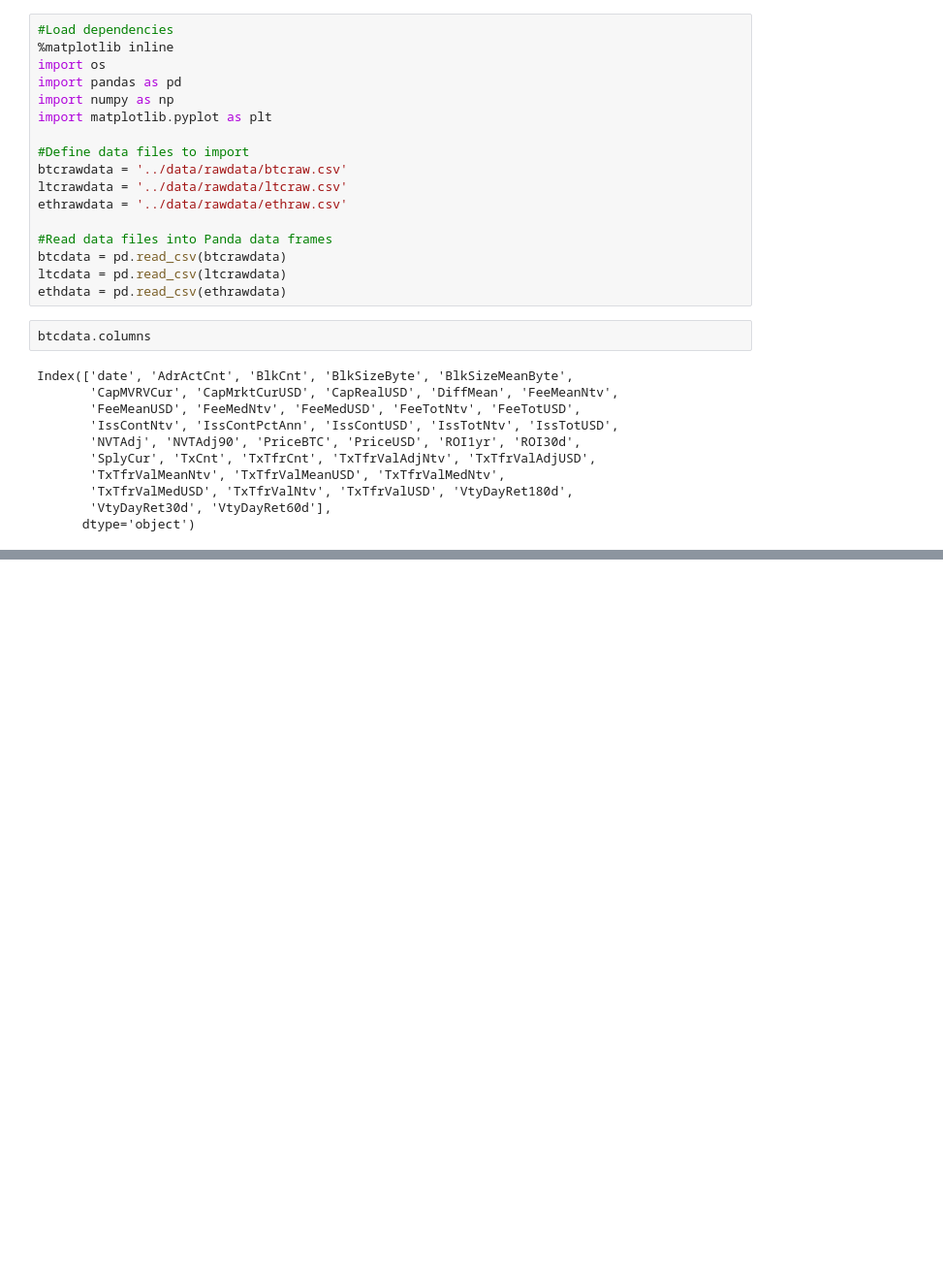
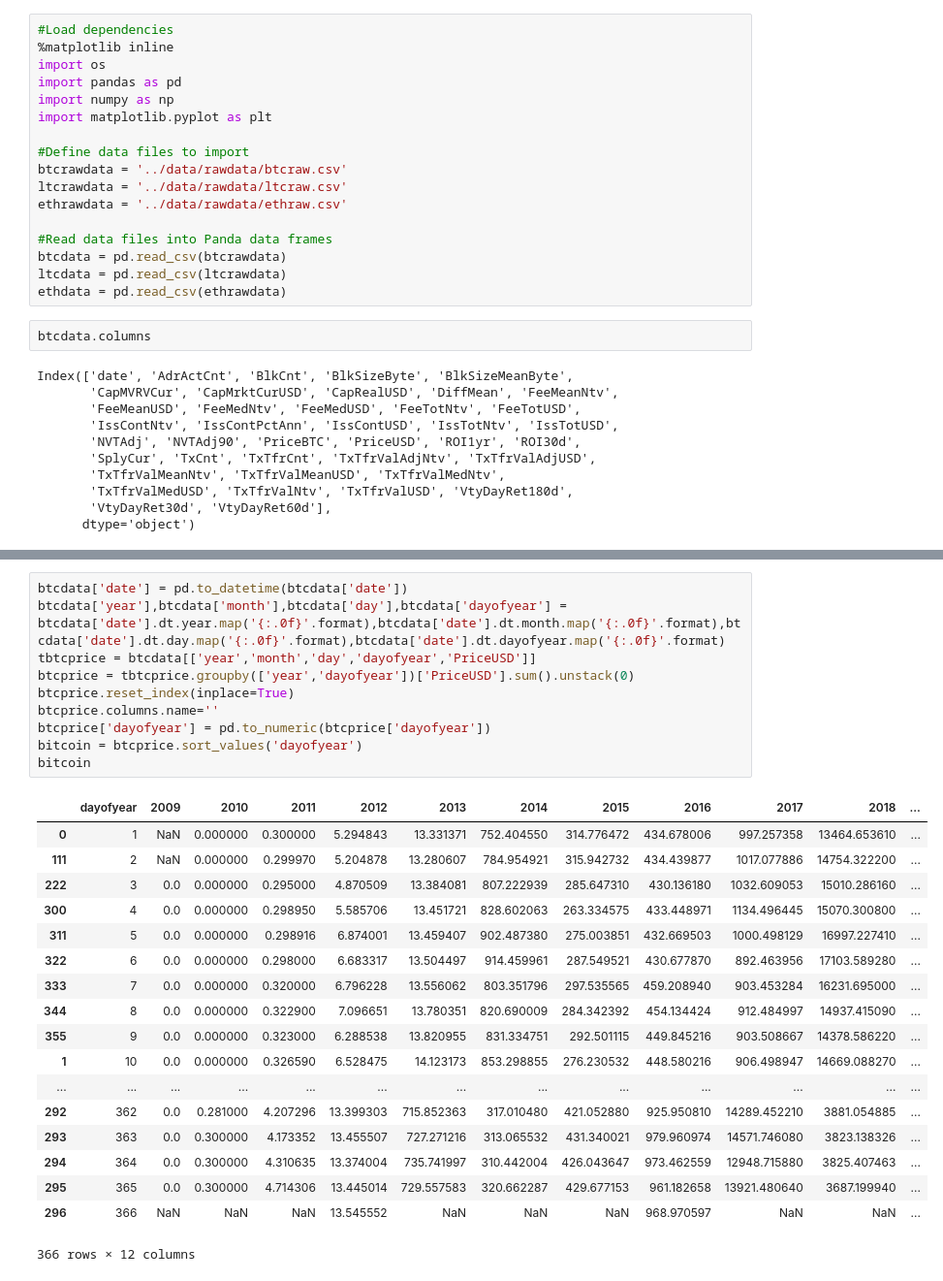
Before and after one commit to fpwirth/Data-Analytics-Project-1, a Jupyter notebook: notebooks/Philipnotebook.ipynb, the cells around one changed output, grey strips where cells are left out. Shown at 97% size. Drawn from its saved outputs; the diff is of its cells as text; blank space fills up the shorter version.

```diff
--- a/notebooks/Philipnotebook.ipynb
+++ b/notebooks/Philipnotebook.ipynb
@@ -68,0 +56,29 @@ ethdata.columns
+# %%
+btcdata['date'] = pd.to_datetime(btcdata['date'])
+btcdata['year'],btcdata['month'],btcdata['day'],btcdata['dayofyear'] = btcdata['date'].dt.year.map('{:.0f}'.format),btcdata['date'].dt.month.map('{:.0f}'.format),btcdata['date'].dt.day.map('{:.0f}'.format),btcdata['date'].dt.dayofyear.map('{:.0f}'.format)
+tbtcprice = btcdata[['year','month','day','dayofyear','PriceUSD']]
+btcprice = tbtcprice.groupby(['year','dayofyear'])['PriceUSD'].sum().unstack(0)
+btcprice.reset_index(inplace=True)
+btcprice.columns.name=''
+btcprice['dayofyear'] = pd.to_numeric(btcprice['dayofyear'])
+bitcoin = btcprice.sort_values('dayofyear')
+bitcoin
+# %% [output]
+|  | dayofyear | 2009 | 2010 | 2011 | 2012 | 2013 | 2014 | 2015 | 2016 | 2017 | 2018 | ... |
+| 0 | 1 | NaN | 0.000000 | 0.300000 | 5.294843 | 13.331371 | 752.404550 | 314.776472 | 434.678006 | 997.257358 | 13464.653610 | ... |
+| 111 | 2 | NaN | 0.000000 | 0.299970 | 5.204878 | 13.280607 | 784.954921 | 315.942732 | 434.439877 | 1017.077886 | 14754.322200 | ... |
+| 222 | 3 | 0.0 | 0.000000 | 0.295000 | 4.870509 | 13.384081 | 807.222939 | 285.647310 | 430.136180 | 1032.609053 | 15010.286160 | ... |
+| 300 | 4 | 0.0 | 0.000000 | 0.298950 | 5.585706 | 13.451721 | 828.602063 | 263.334575 | 433.448971 | 1134.496445 | 15070.300800 | ... |
+| 311 | 5 | 0.0 | 0.000000 | 0.298916 | 6.874001 | 13.459407 | 902.487380 | 275.003851 | 432.669503 | 1000.498129 | 16997.227410 | ... |
+| 322 | 6 | 0.0 | 0.000000 | 0.298000 | 6.683317 | 13.504497 | 914.459961 | 287.549521 | 430.677870 | 892.463956 | 17103.589280 | ... |
+| 333 | 7 | 0.0 | 0.000000 | 0.320000 | 6.796228 | 13.556062 | 803.351796 | 297.535565 | 459.208940 | 903.453284 | 16231.695000 | ... |
+| 344 | 8 | 0.0 | 0.000000 | 0.322900 | 7.096651 | 13.780351 | 820.690009 | 284.342392 | 454.134424 | 912.484997 | 14937.415090 | ... |
+| 355 | 9 | 0.0 | 0.000000 | 0.323000 | 6.288538 | 13.820955 | 831.334751 | 292.501115 | 449.845216 | 903.508667 | 14378.586220 | ... |
+| 1 | 10 | 0.0 | 0.000000 | 0.326590 | 6.528475 | 14.123173 | 853.298855 | 276.230532 | 448.580216 | 906.498947 | 14669.088270 | ... |
+| ... | ... | ... | ... | ... | ... | ... | ... | ... | ... | ... | ... | ... |
+| 292 | 362 | 0.0 | 0.281000 | 4.207296 | 13.399303 | 715.852363 | 317.010480 | 421.052880 | 925.950810 | 14289.452210 | 3881.054885 | ... |
+| 293 | 363 | 0.0 | 0.300000 | 4.173352 | 13.455507 | 727.271216 | 313.065532 | 431.340021 | 979.960974 | 14571.746080 | 3823.138326 | ... |
+| 294 | 364 | 0.0 | 0.300000 | 4.310635 | 13.374004 | 735.741997 | 310.442004 | 426.043647 | 973.462559 | 12948.715880 | 3825.407463 | ... |
+| 295 | 365 | 0.0 | 0.300000 | 4.714306 | 13.445014 | 729.557583 | 320.662287 | 429.677153 | 961.182658 | 13921.480640 | 3687.199940 | ... |
+| 296 | 366 | NaN | NaN | NaN | 13.545552 | NaN | NaN | NaN | 968.970597 | NaN | NaN | ... |
+366 rows × 12 columns
```
Also changed, not shown: parts of 5 cells of this notebook.
